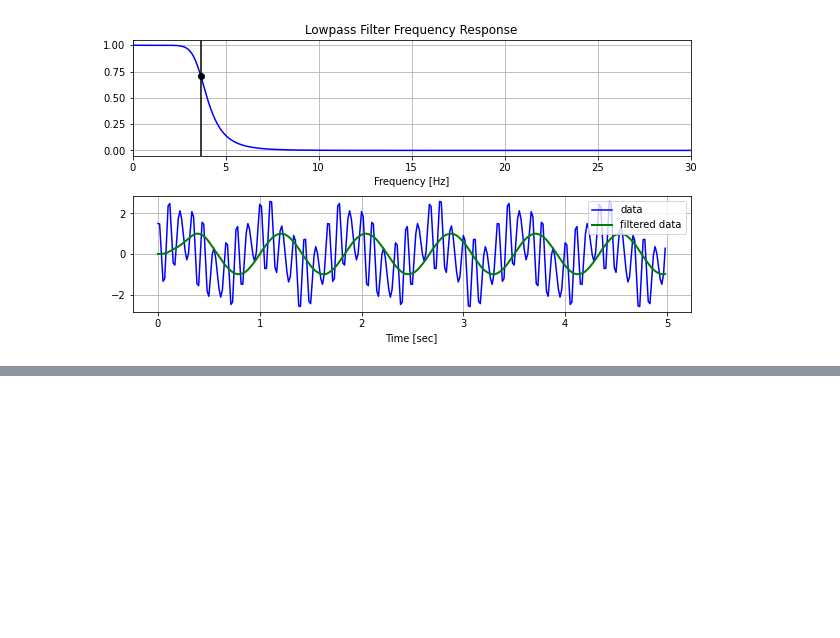
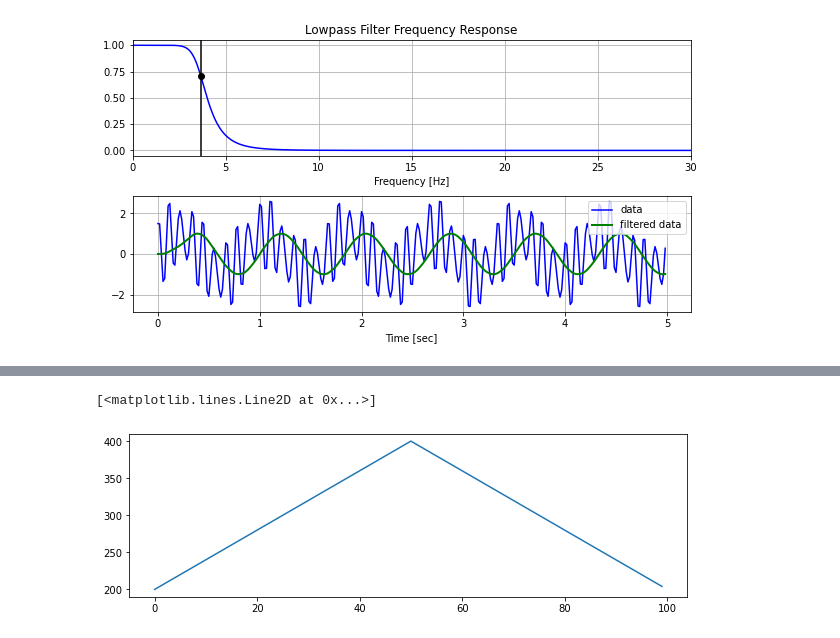
Before and after one commit to rougier/CNCC-2020, a Jupyter notebook: project/My First Notebook.ipynb, the cells around one changed output, grey strips where cells are left out. Saved outputs shown, nothing was run; the diff lists cells and outputs as text; code cells hidden in the pictures; blank space fills up the shorter version.

```diff
--- a/project/My First Notebook.ipynb
+++ b/project/My First Notebook.ipynb
@@ -189,0 +271,8 @@ plt.show()
+# %%
+Y = 2*np.ones(100)
+C = np.correlate(Y, Y, mode='same')
+plt.figure(figsize=(10,3))
+plt.plot(C)
+# %% [output]
+[<matplotlib.lines.Line2D at 0x...>]
+[figure, added]
```
Also changed, not shown: parts of 13 cells of this notebook.
